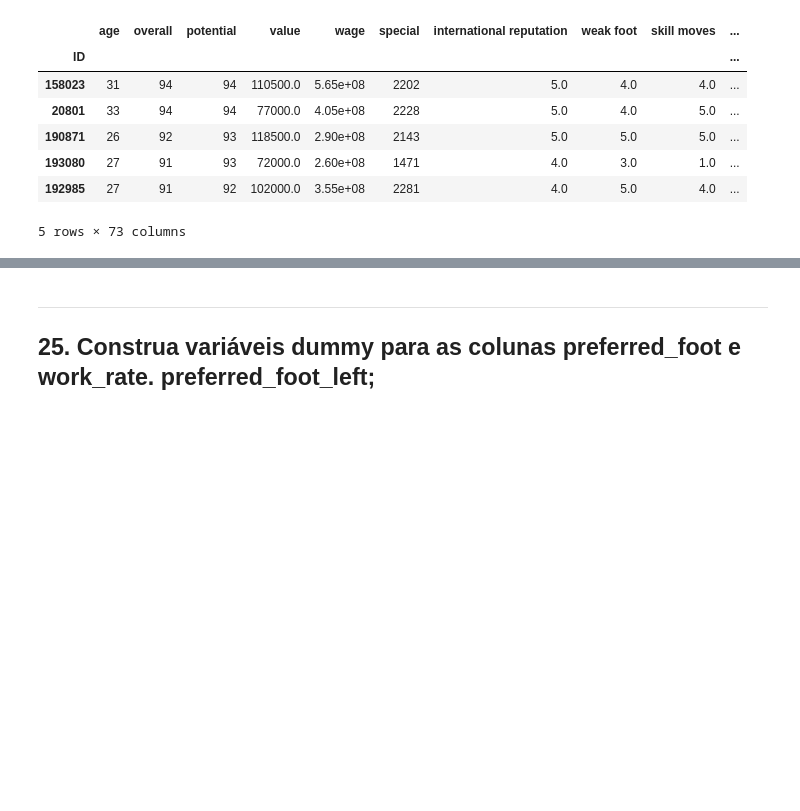
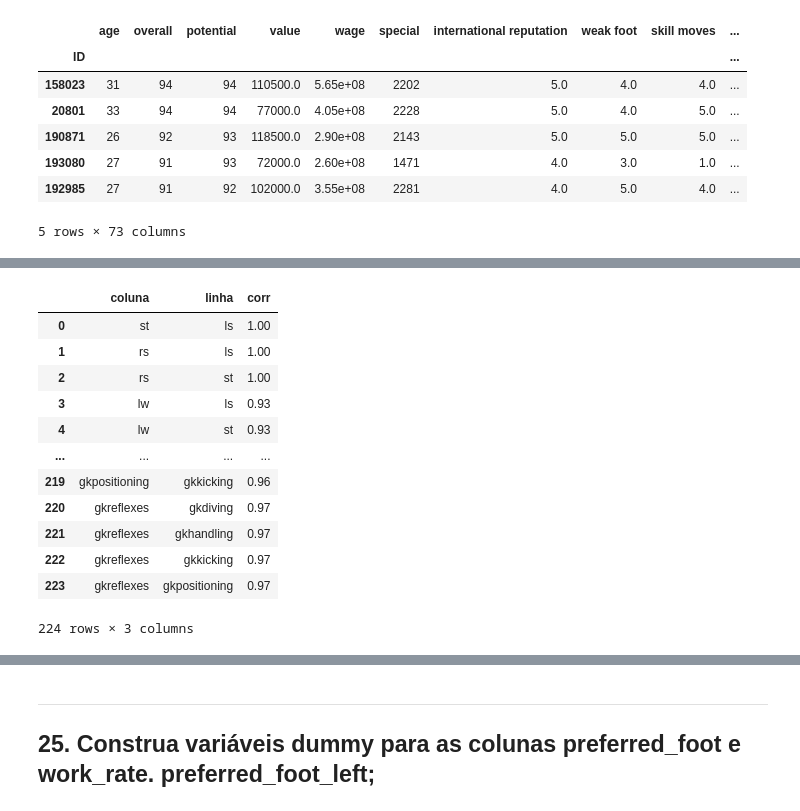
Before and after one commit to Sedinei/DSWP, a Jupyter notebook: NB_trabalhado/FIFA_NB10.ipynb, the cells around one changed output, grey strips where cells are left out. Saved outputs shown, nothing was run; the diff lists cells and outputs as text; code cells hidden in the pictures; blank space fills up the shorter version.

```diff
--- a/NB_trabalhado/FIFA_NB10.ipynb
+++ b/NB_trabalhado/FIFA_NB10.ipynb
@@ -1086,0 +1108,25 @@ df_fifa_num.head()
+# %%
+# Identificando as variáveis altamente correlacionadas
+vars_alt_corr = pd.DataFrame(columns=['coluna', 'linha', 'corr'])
+for i in range(len(matriz_correlacao.columns)):
+    for j in range(i):
+        if abs(matriz_correlacao.iloc[j, i]) > 0.8:
+            dados = {'coluna': matriz_correlacao.columns[i],
+                     'linha': matriz_correlacao.index[j],
+                     'corr': matriz_correlacao.iloc[j, i]}
+            vars_alt_corr = vars_alt_corr.append(dados, ignore_index=True)
+vars_alt_corr
+# %% [output]
+|  | coluna | linha | corr |
+| 0 | st | ls | 1.00 |
+| 1 | rs | ls | 1.00 |
+| 2 | rs | st | 1.00 |
+| 3 | lw | ls | 0.93 |
+| 4 | lw | st | 0.93 |
+| ... | ... | ... | ... |
+| 219 | gkpositioning | gkkicking | 0.96 |
+| 220 | gkreflexes | gkdiving | 0.97 |
+| 221 | gkreflexes | gkhandling | 0.97 |
+| 222 | gkreflexes | gkkicking | 0.97 |
+| 223 | gkreflexes | gkpositioning | 0.97 |
+224 rows × 3 columns
```
Also changed, not shown: parts of 3 cells of this notebook.
